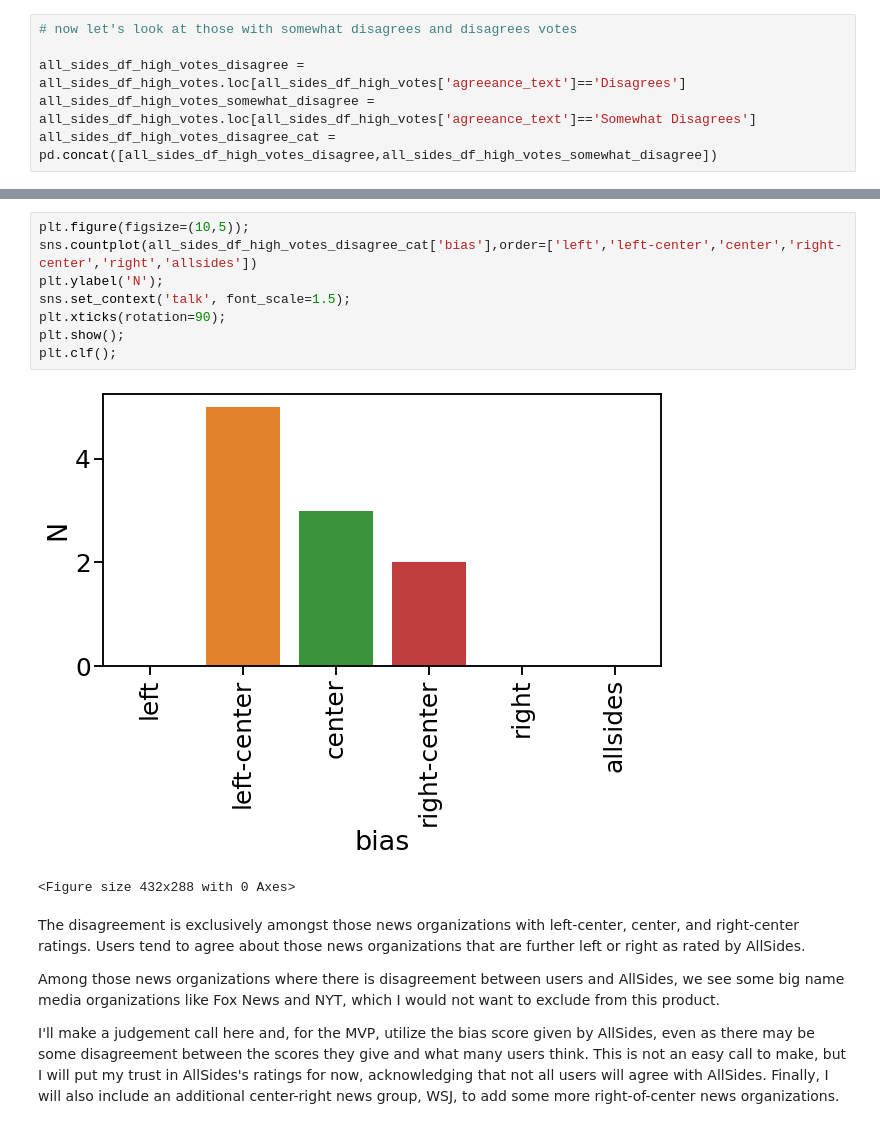
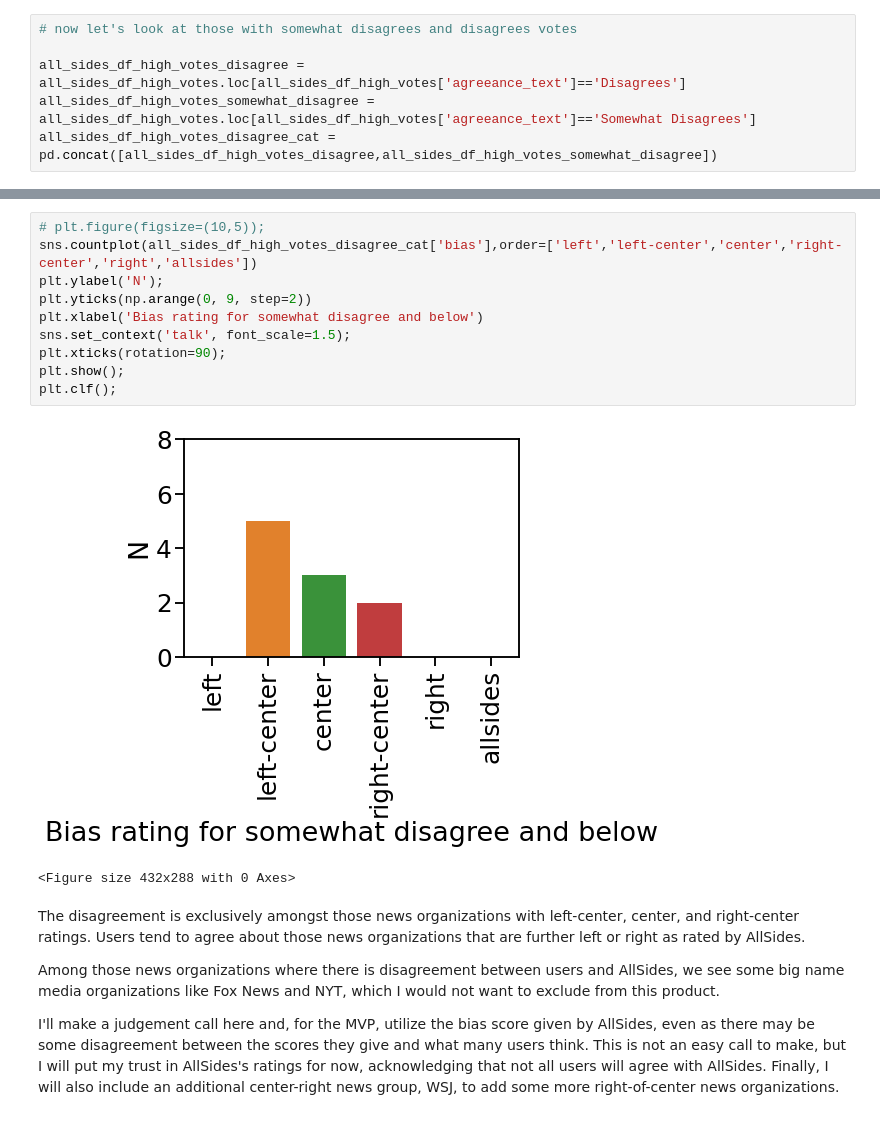
Before and after one commit to sagarsetru/debiaser, a Jupyter notebook: eda_all_sides_media.ipynb, the cells around one changed output, grey strips where cells are left out. Cells and saved outputs as stored; diff of their text form.

```diff
--- a/eda_all_sides_media.ipynb
+++ b/eda_all_sides_media.ipynb
@@ -269,15 +278,17 @@ all_sides_df_high_votes_disagree_cat
 | 209 | 17380 | 0.705443 | Somewhat Disagrees | https://www.allsides.com/news-sou... | left-center | 24637 | Politico | 42017 |
 | 293 | 10563 | 0.794509 | Somewhat Disagrees | https://www.allsides.com/news-sou... | center | 13295 | The Hill | 23858 |
 # %%
-plt.figure(figsize=(10,5));
+# plt.figure(figsize=(10,5));
 sns.countplot(all_sides_df_high_votes_disagree_cat['bias'],order=['left','left-center','center','right-center','right','allsides'])
 plt.ylabel('N');
+plt.yticks(np.arange(0, 9, step=2))
+plt.xlabel('Bias rating for somewhat disagree and below')
 sns.set_context('talk', font_scale=1.5);
 plt.xticks(rotation=90);
 plt.show();
 plt.clf();
 # %% [output]
-[figure, old version]
+[figure, new version]
 <Figure size 432x288 with 0 Axes>
 # %% [markdown]
 The disagreement is exclusively amongst those news organizations with left-center, center, and right-center ratings. Users tend to agree about those news organizations that are further left or right as rated by AllSides.
```
Also changed, not shown: parts of 9 cells of this notebook.
